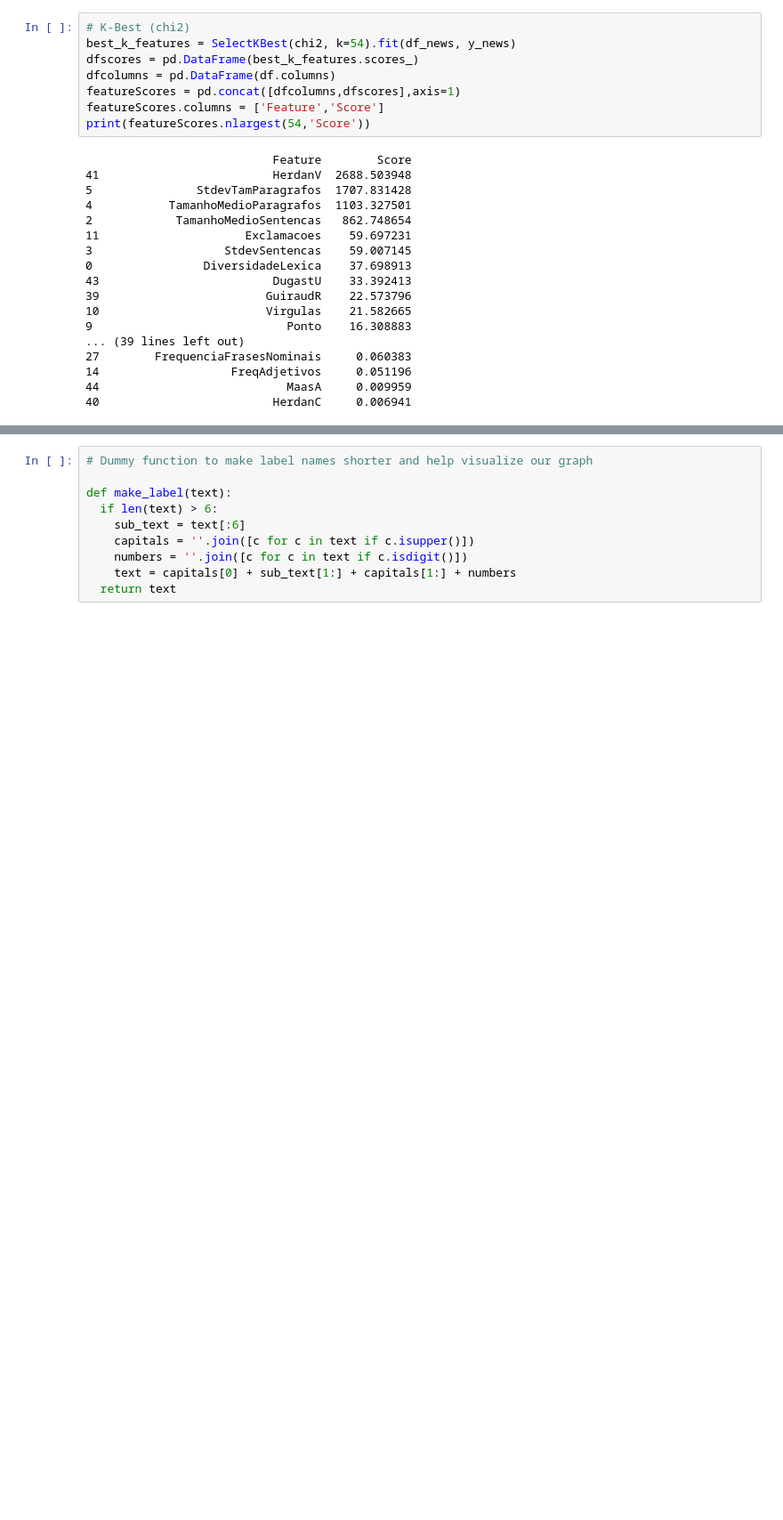
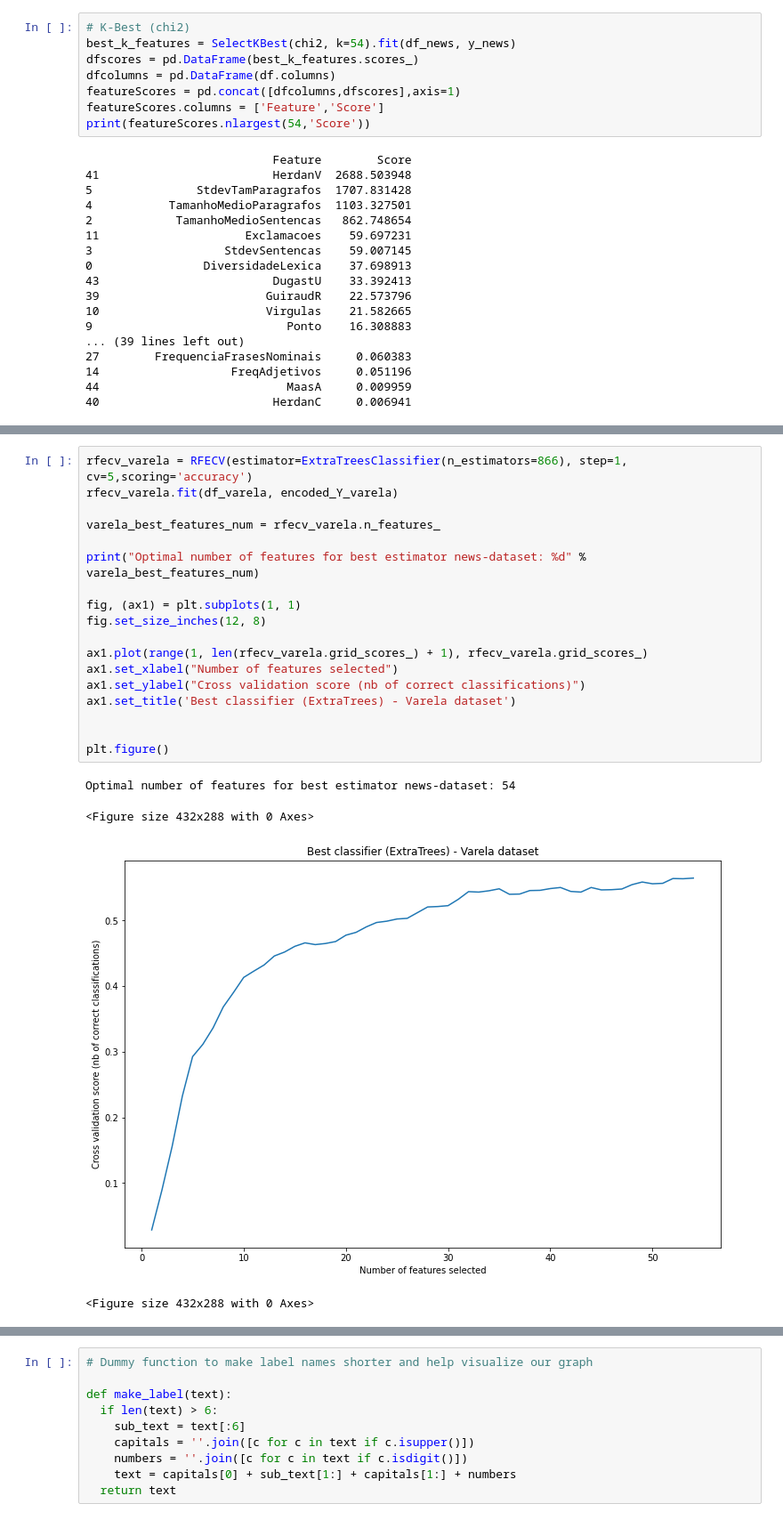
Before and after one commit to Daanielvb/authorship-classification, a Jupyter notebook: news_dataset_comparison.ipynb, the cells around one changed output, grey strips where cells are left out. Shown at 89% size. Drawn from its saved outputs; the diff is of its cells as text; blank space fills up the shorter version.

```diff
--- a/news_dataset_comparison.ipynb
+++ b/news_dataset_comparison.ipynb
@@ -371,0 +427,23 @@ Average accuracy students:0.14285714285714285
+# %%
+rfecv_varela = RFECV(estimator=ExtraTreesClassifier(n_estimators=866), step=1, cv=5,scoring='accuracy')
+rfecv_varela.fit(df_varela, encoded_Y_varela)
+
+varela_best_features_num = rfecv_varela.n_features_
+
+print("Optimal number of features for best estimator news-dataset: %d" % varela_best_features_num)
+
+fig, (ax1) = plt.subplots(1, 1)
+fig.set_size_inches(12, 8)
+
+ax1.plot(range(1, len(rfecv_varela.grid_scores_) + 1), rfecv_varela.grid_scores_)
+ax1.set_xlabel("Number of features selected")
+ax1.set_ylabel("Cross validation score (nb of correct classifications)")
+ax1.set_title('Best classifier (ExtraTrees) - Varela dataset')
+
+
+plt.figure()
+# %% [output]
+Optimal number of features for best estimator news-dataset: 54
+<Figure size 432x288 with 0 Axes>
+[figure, added]
+<Figure size 432x288 with 0 Axes>
```
Also changed, not shown: parts of 24 cells of this notebook.
